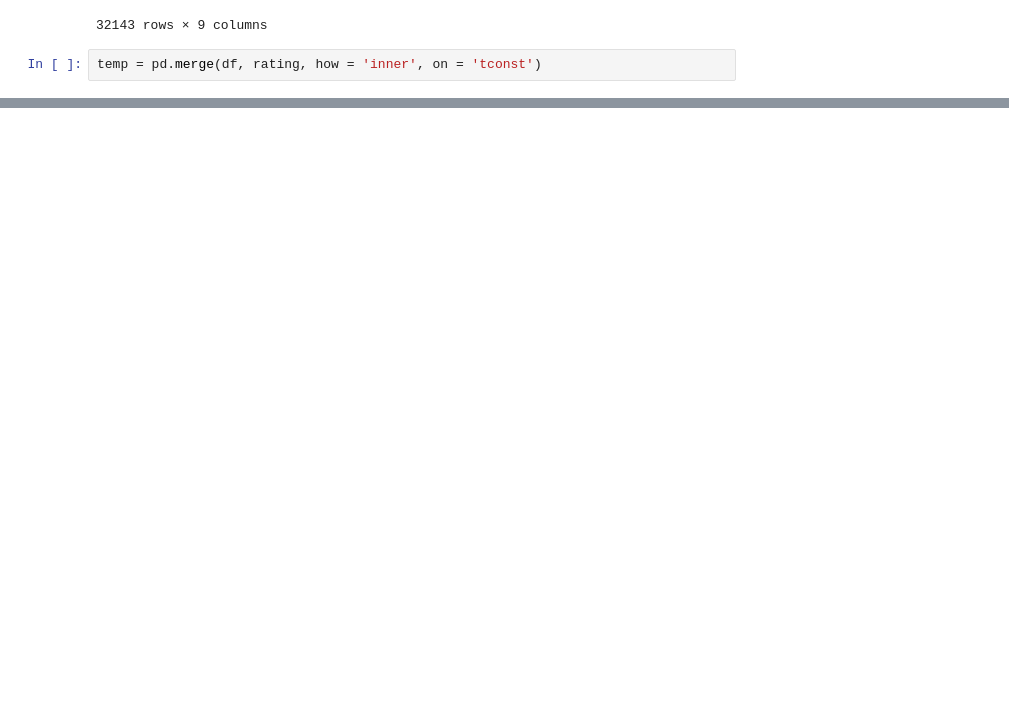
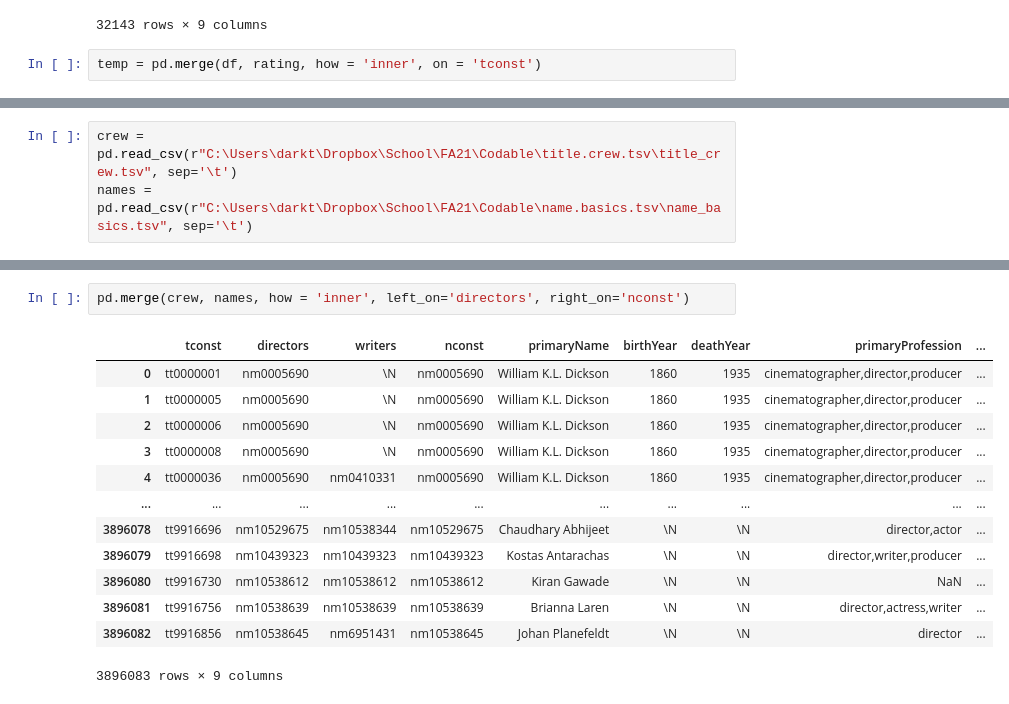
Before and after one commit to HYOB99/MovieRecSite, a Jupyter notebook: exploratory.ipynb, the cells around one changed output, grey strips where cells are left out. Cells and saved outputs as stored; diff of their text form; blank space fills up the shorter version.

```diff
--- a/exploratory.ipynb
+++ b/exploratory.ipynb
@@ -61,0 +65,3 @@ temp.loc[temp['originalTitle'].str.contains('Harry Potter')]
+# %%
+crew = pd.read_csv(r"C:\Users\darkt\Dropbox\School\FA21\Codable\title.crew.tsv\title_crew.tsv", sep='\t')
+names = pd.read_csv(r"C:\Users\darkt\Dropbox\School\FA21\Codable\name.basics.tsv\name_basics.tsv", sep='\t')
@@ -61,0 +100,16 @@ temp.loc[temp['originalTitle'].str.contains('Harry Potter')]
+# %%
+pd.merge(crew, names, how = 'inner', left_on='directors', right_on='nconst')
+# %% [output]
+|  | tconst | directors | writers | nconst | primaryName | birthYear | deathYear | primaryProfession | ... |
+| 0 | tt0000001 | nm0005690 | \N | nm0005690 | William K.L. Dickson | 1860 | 1935 | cinematographer,director,producer | ... |
+| 1 | tt0000005 | nm0005690 | \N | nm0005690 | William K.L. Dickson | 1860 | 1935 | cinematographer,director,producer | ... |
+| 2 | tt0000006 | nm0005690 | \N | nm0005690 | William K.L. Dickson | 1860 | 1935 | cinematographer,director,producer | ... |
+| 3 | tt0000008 | nm0005690 | \N | nm0005690 | William K.L. Dickson | 1860 | 1935 | cinematographer,director,producer | ... |
+| 4 | tt0000036 | nm0005690 | nm0410331 | nm0005690 | William K.L. Dickson | 1860 | 1935 | cinematographer,director,producer | ... |
+| ... | ... | ... | ... | ... | ... | ... | ... | ... | ... |
+| 3896078 | tt9916696 | nm10529675 | nm10538344 | nm10529675 | Chaudhary Abhijeet | \N | \N | director,actor | ... |
+| 3896079 | tt9916698 | nm10439323 | nm10439323 | nm10439323 | Kostas Antarachas | \N | \N | director,writer,producer | ... |
+| 3896080 | tt9916730 | nm10538612 | nm10538612 | nm10538612 | Kiran Gawade | \N | \N | NaN | ... |
+| 3896081 | tt9916756 | nm10538639 | nm10538639 | nm10538639 | Brianna Laren | \N | \N | director,actress,writer | ... |
+| 3896082 | tt9916856 | nm10538645 | nm6951431 | nm10538645 | Johan Planefeldt | \N | \N | director | ... |
+3896083 rows × 9 columns
```
Also changed, not shown: parts of 4 cells of this notebook.
